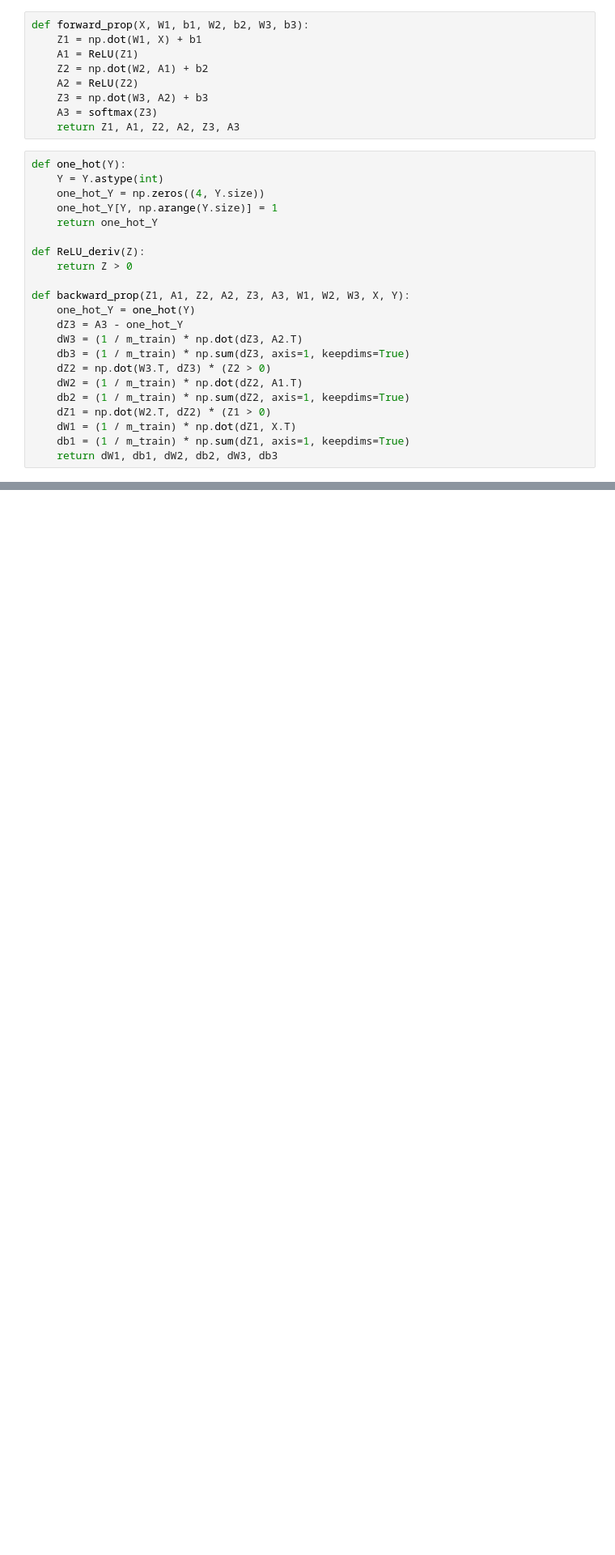
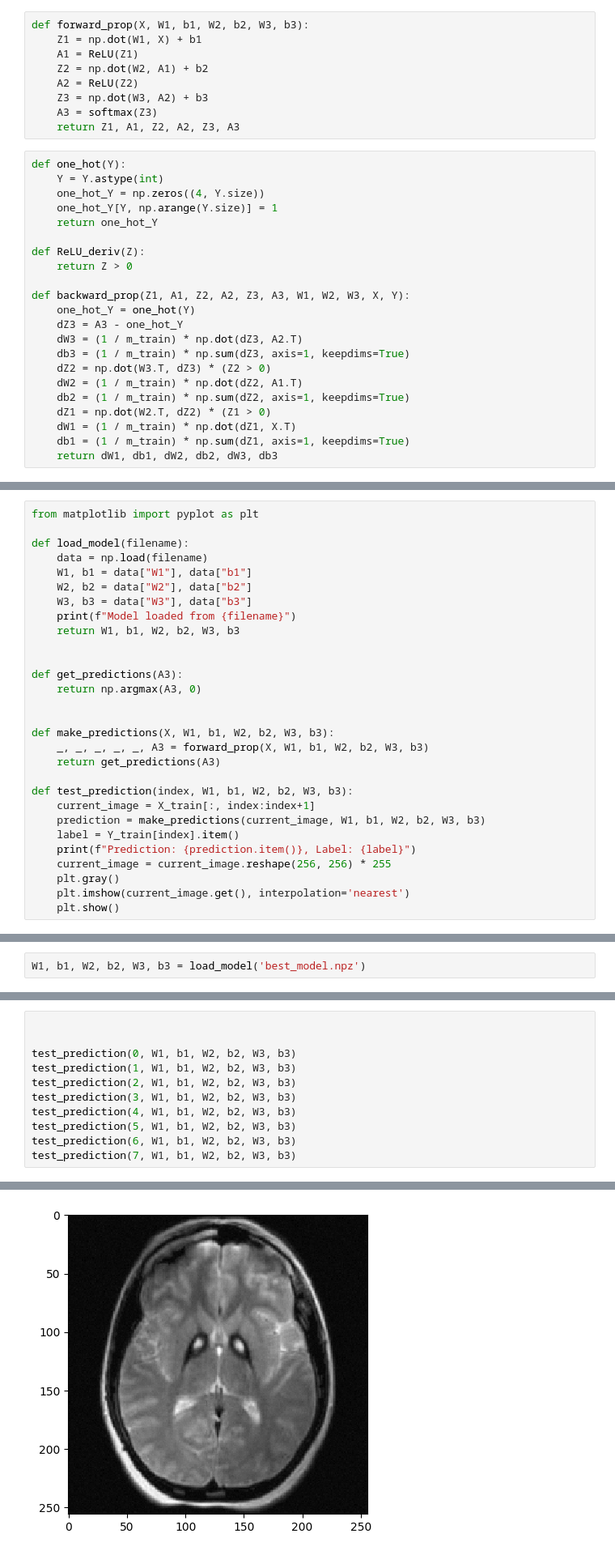
Before and after one commit to StefanJesenko/brain_tumor_AI, a Jupyter notebook: lernatelier.ipynb, the cells around one changed output, grey strips where cells are left out. Shown at 81% size. Drawn from its saved outputs; the diff is of its cells as text; blank space fills up the shorter version.

```diff
--- a/lernatelier.ipynb
+++ b/lernatelier.ipynb
@@ -118 +124,30 @@ def gradient_descent(X, Y, iterations):
+# %%
+from matplotlib import pyplot as plt
+
+def load_model(filename):
+    data = np.load(filename)
+    W1, b1 = data["W1"], data["b1"]
+    W2, b2 = data["W2"], data["b2"]
+    W3, b3 = data["W3"], data["b3"]
+    print(f"Model loaded from {filename}")
+    return W1, b1, W2, b2, W3, b3
+
+
+def get_predictions(A3):
+    return np.argmax(A3, 0)
+
+
+def make_predictions(X, W1, b1, W2, b2, W3, b3):
+    _, _, _, _, _, A3 = forward_prop(X, W1, b1, W2, b2, W3, b3)
+    return get_predictions(A3)
+
+def test_prediction(index, W1, b1, W2, b2, W3, b3):
+    current_image = X_train[:, index:index+1]
+    prediction = make_predictions(current_image, W1, b1, W2, b2, W3, b3)
+    label = Y_train[index].item()
+    print(f"Prediction: {prediction.item()}, Label: {label}")
+    current_image = current_image.reshape(256, 256) * 255
+    plt.gray()
+    plt.imshow(current_image.get(), interpolation='nearest')
+    plt.show()
 # %%
@@ -137,0 +182,2 @@ Iteration 990, Accuracy: 0.9995
+# %%
+W1, b1, W2, b2, W3, b3 = load_model('best_model.npz')
@@ -137,0 +186,12 @@ Iteration 990, Accuracy: 0.9995
+# %%
+
+
+test_prediction(0, W1, b1, W2, b2, W3, b3)
+test_prediction(1, W1, b1, W2, b2, W3, b3)
+test_prediction(2, W1, b1, W2, b2, W3, b3)
+test_prediction(3, W1, b1, W2, b2, W3, b3)
+test_prediction(4, W1, b1, W2, b2, W3, b3)
+test_prediction(5, W1, b1, W2, b2, W3, b3)
+test_prediction(6, W1, b1, W2, b2, W3, b3)
+test_prediction(7, W1, b1, W2, b2, W3, b3)
+# %% [output]
@@ -137,0 +199 @@ Iteration 990, Accuracy: 0.9995
+[figure, added]
```
Also changed, not shown: parts of 9 cells of this notebook.
